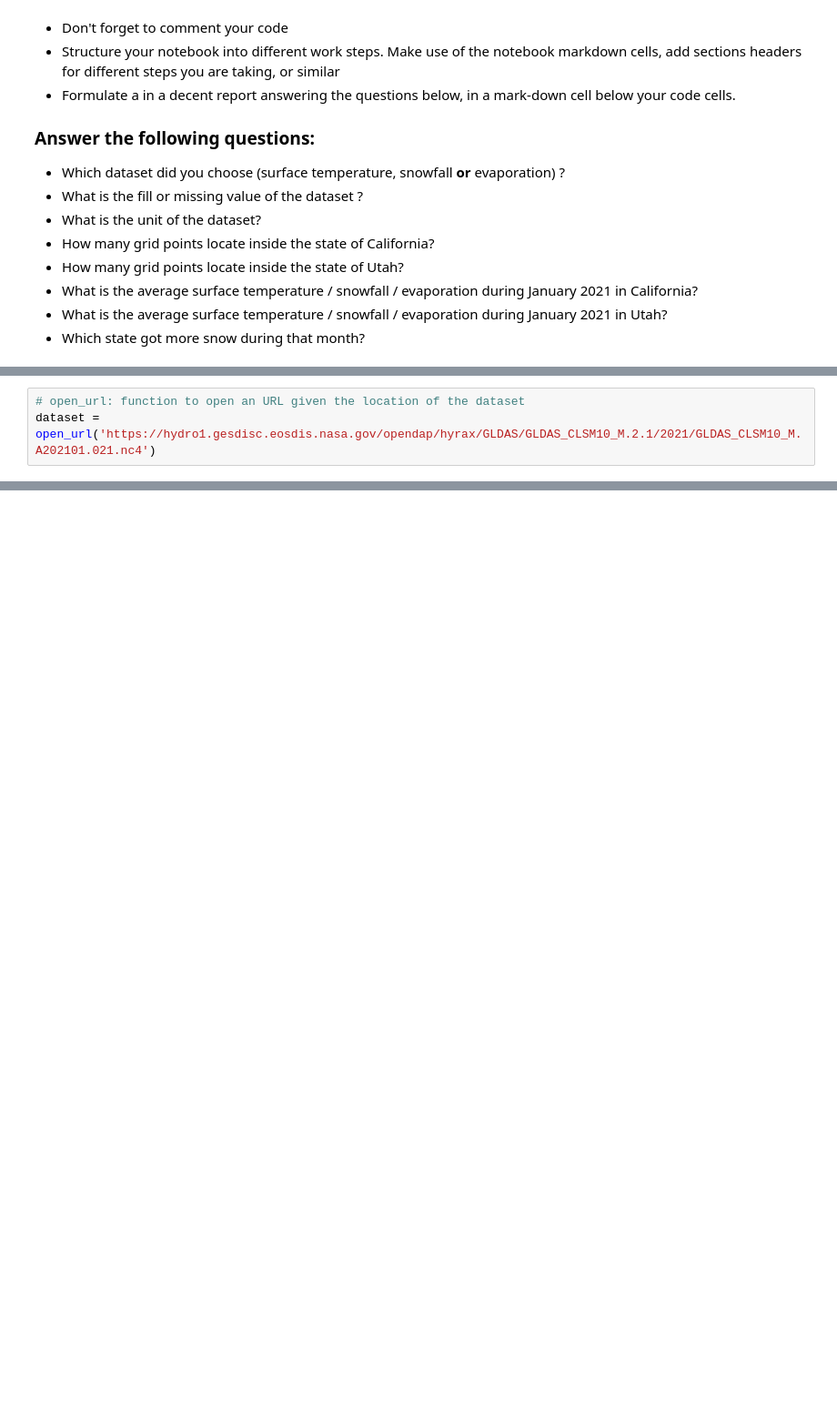
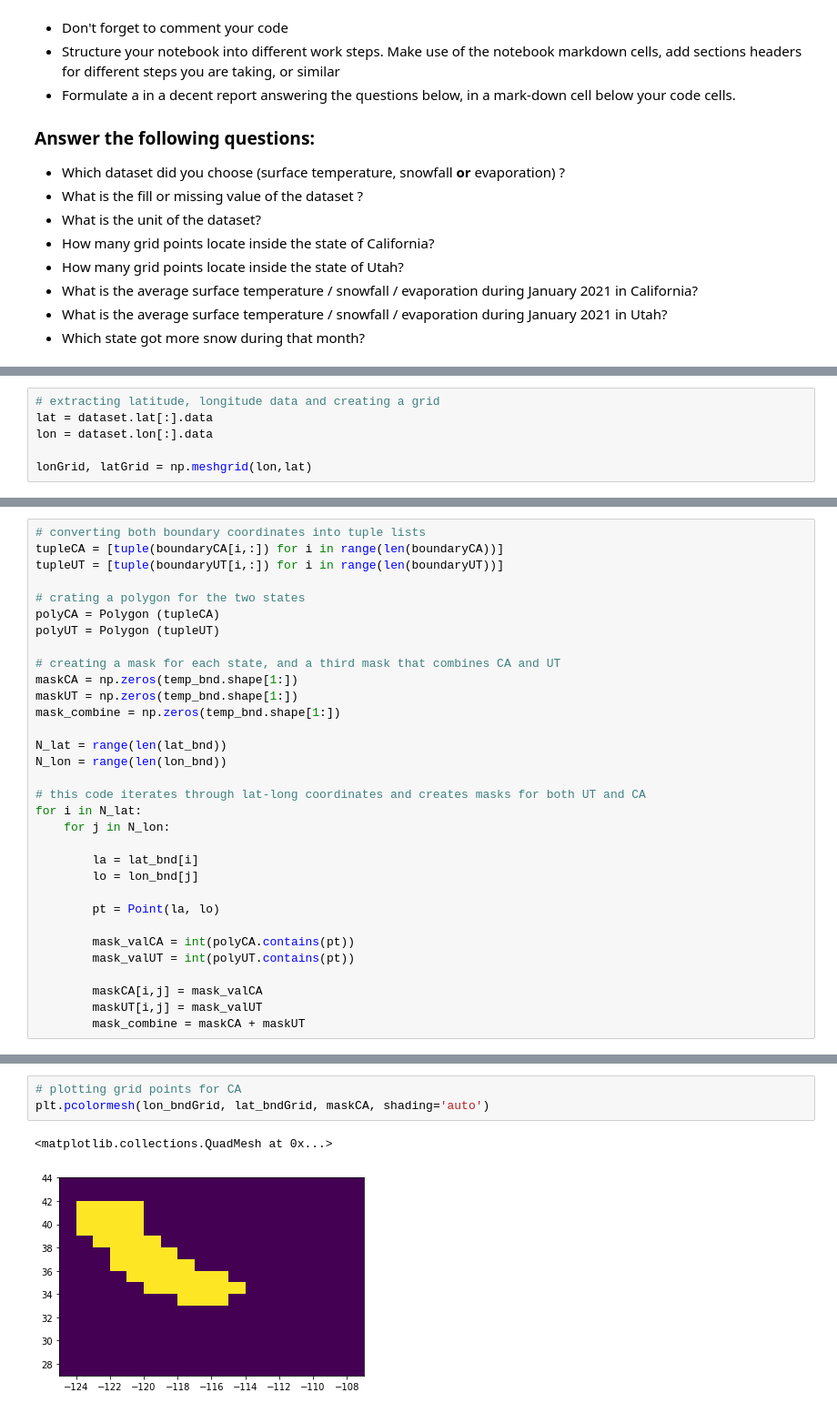
Before and after one commit to faizbond/geosf21_fadams, a Jupyter notebook: Exercise07b_PointsInARegion.ipynb, the cells around one changed output, grey strips where cells are left out. Shown at 91% size. Saved outputs shown, nothing was run; the diff lists cells and outputs as text; blank space fills up the shorter version.

```diff
--- a/Exercise07b_PointsInARegion.ipynb
+++ b/Exercise07b_PointsInARegion.ipynb
@@ -136,3 +149,0 @@ SSLCertVerificationError: [SSL: CERTIFICATE_VERIFY_FAILED] certificate verify fa
-# %%
-# open_url: function to open an URL given the location of the dataset
-dataset = open_url('https://hydro1.gesdisc.eosdis.nasa.gov/opendap/hyrax/GLDAS/GLDAS_CLSM10_M.2.1/2021/GLDAS_CLSM10_M.A202101.021.nc4')
@@ -154,0 +186,6 @@ dataset.keys()
+# %%
+# extracting latitude, longitude data and creating a grid
+lat = dataset.lat[:].data
+lon = dataset.lon[:].data
+
+lonGrid, latGrid = np.meshgrid(lon,lat)
@@ -154,0 +216,32 @@ dataset.keys()
+# %%
+# converting both boundary coordinates into tuple lists
+tupleCA = [tuple(boundaryCA[i,:]) for i in range(len(boundaryCA))]
+tupleUT = [tuple(boundaryUT[i,:]) for i in range(len(boundaryUT))]
+
+# crating a polygon for the two states
+polyCA = Polygon (tupleCA)
+polyUT = Polygon (tupleUT)
+
+# creating a mask for each state, and a third mask that combines CA and UT
+maskCA = np.zeros(temp_bnd.shape[1:])
+maskUT = np.zeros(temp_bnd.shape[1:])
+mask_combine = np.zeros(temp_bnd.shape[1:])
+
+N_lat = range(len(lat_bnd))
+N_lon = range(len(lon_bnd))
+
+# this code iterates through lat-long coordinates and creates masks for both UT and CA
+for i in N_lat:
+    for j in N_lon:
+
+        la = lat_bnd[i]
+        lo = lon_bnd[j]
+
+        pt = Point(la, lo)
+
+        mask_valCA = int(polyCA.contains(pt))
+        mask_valUT = int(polyUT.contains(pt))
+
+        maskCA[i,j] = mask_valCA
+        maskUT[i,j] = mask_valUT
+        mask_combine = maskCA + maskUT
@@ -154,0 +262,6 @@ dataset.keys()
+# %%
+# plotting grid points for CA
+plt.pcolormesh(lon_bndGrid, lat_bndGrid, maskCA, shading='auto')
+# %% [output]
+<matplotlib.collections.QuadMesh at 0x...>
+[figure, added]
```
Also changed, not shown: parts of 30 cells of this notebook, 2 other files.
